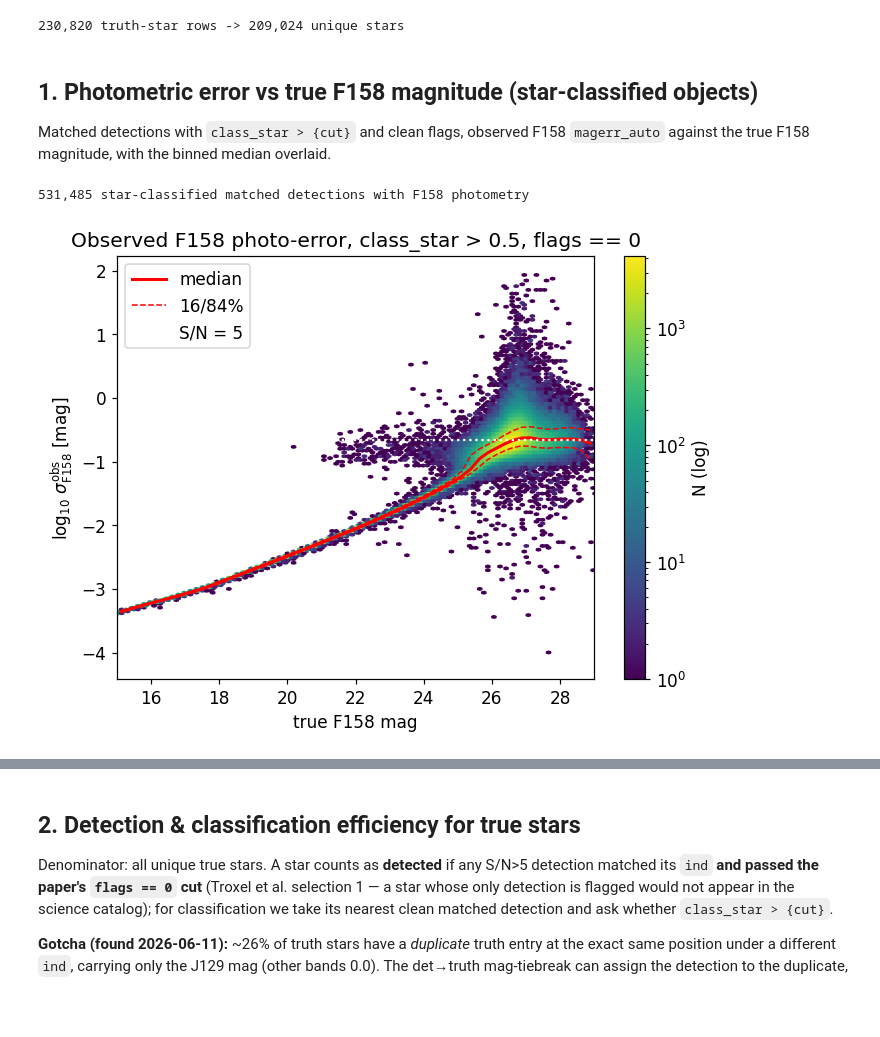
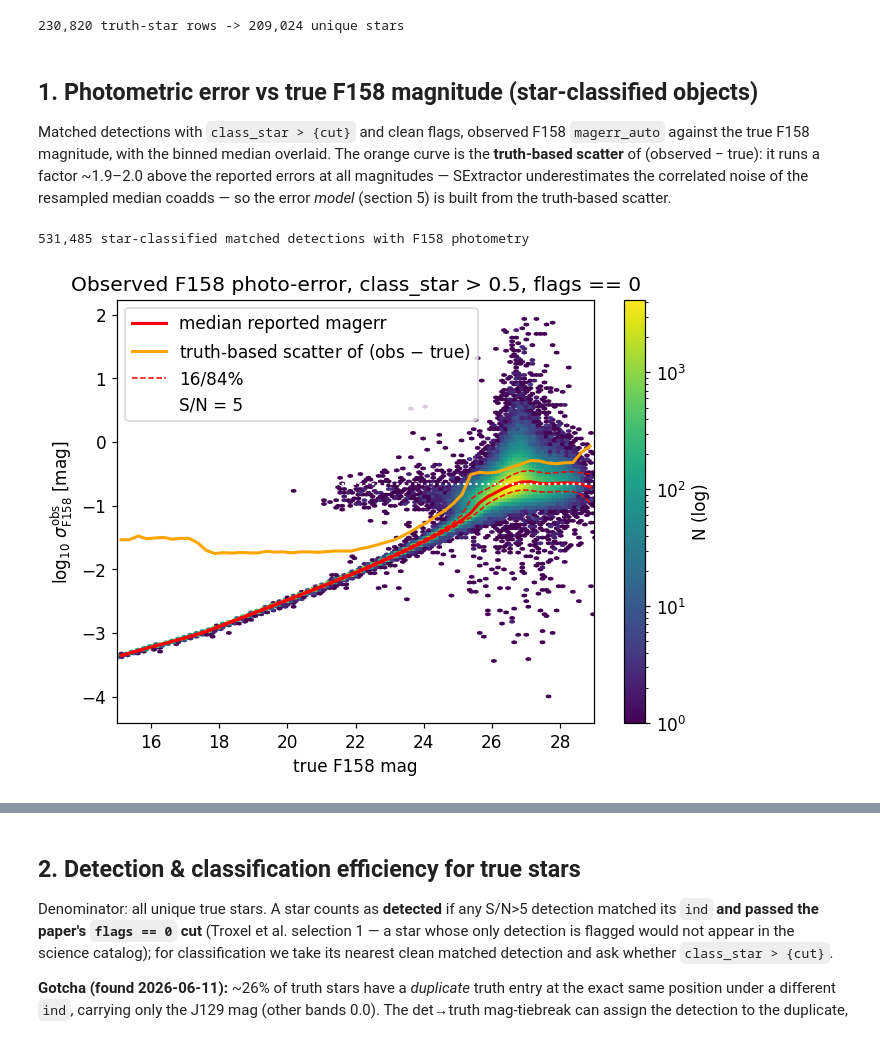
Before and after one commit to LSSTDESC/streamobs, a Jupyter notebook: notebooks/create_streamobs_files_hlwas.ipynb, the cells around one changed output, grey strips where cells are left out. Cells and saved outputs as stored; diff of their text form; code cells hidden in the pictures; blank space fills up the shorter version.

```diff
--- a/notebooks/create_streamobs_files_hlwas.ipynb
+++ b/notebooks/create_streamobs_files_hlwas.ipynb
@@ -151,33 +139,41 @@ print(f"{n_rows:,} truth-star rows -> {len(truth_stars):,} unique stars")
 ## 1. Photometric error vs true F158 magnitude (star-classified objects)
 
 Matched detections with `class_star > {cut}` and clean flags, observed F158 `magerr_auto`
-against the true F158 magnitude, with the binned median overlaid.
+against the true F158 magnitude, with the binned median overlaid. The orange curve is the
+**truth-based scatter** of (observed − true): it runs a factor ~1.9–2.0 above the reported
+errors at all magnitudes — SExtractor underestimates the correlated noise of the resampled
+median coadds — so the error *model* (section 5) is built from the truth-based scatter.
 # %%
 sel = (cat.matched & (cat.class_star > CLASS_STAR_CUT) & (cat["flags"] < FLAG_CUT))
-pe = cat.loc[sel, [f"truth_mag_{BAND}", f"magerr_auto_{BAND}"]].dropna()
+pe = cat.loc[sel, [f"truth_mag_{BAND}", f"mag_auto_{BAND}", f"magerr_auto_{BAND}"]].dropna()
 x, y = pe[f"truth_mag_{BAND}"].values, pe[f"magerr_auto_{BAND}"].values
 print(f"{len(pe):,} star-classified matched detections with F158 photometry")
 
-med, lo, hi = (np.full(MAG_MID.size, np.nan) for _ in range(3))
+dm = pe[f"mag_auto_{BAND}"].values - pe[f"truth_mag_{BAND}"].values
+med, lo, hi, scat = (np.full(MAG_MID.size, np.nan) for _ in range(4))
 ib = np.digitize(x, MAG_BINS) - 1
 for i in range(MAG_MID.size):
     yy = y[ib == i]
     if yy.size >= 20:
         lo[i], med[i], hi[i] = np.percentile(yy, [16, 50, 84])
+        v = dm[ib == i]
+        scat[i] = (np.percentile(v, 84) - np.percentile(v, 16)) / 2
 
 fig, ax = plt.subplots(figsize=(7, 5))
 hb = ax.hexbin(x, np.log10(y), gridsize=180, bins="log", mincnt=1, cmap="viridis")
-ax.plot(MAG_MID, np.log10(med), "r-", lw=2, label="median")
+ax.plot(MAG_MID, np.log10(med), "r-", lw=2, label="median reported magerr")
+ax.plot(MAG_MID, np.log10(scat), "-", color="orange", lw=2,
+        label="truth-based scatter of (obs $-$ true)")
 ax.plot(MAG_MID, np.log10(lo), "r--", lw=1, label="16/84%")
 ax.plot(MAG_MID, np.log10(hi), "r--", lw=1)
 ax.axhline(np.log10(2.5 / np.log(10) / SNR_DEPTH), color="w", ls=":", lw=1.5,
            label=f"S/N = {SNR_DEPTH}")
 ax.set(xlabel="true F158 mag", ylabel=r"$\log_{10}\,\sigma_{\rm F158}^{\rm obs}$ [mag]",
        xlim=(15, 29), title=f"Observed F158 photo-error, class_star > {CLASS_STAR_CUT}, flags == 0")
 fig.colorbar(hb, ax=ax, label="N (log)")
 ax.legend(loc="upper left")
 fig.savefig(FIG_DIR / "photoerror_f158.png", dpi=130, bbox_inches="tight")
 plt.show()
 # %% [output]
 531,485 star-classified matched detections with F158 photometry
-[figure, old version]
+[figure, new version]
```
Also changed, not shown: parts of 6 cells of this notebook, 5 other files.
